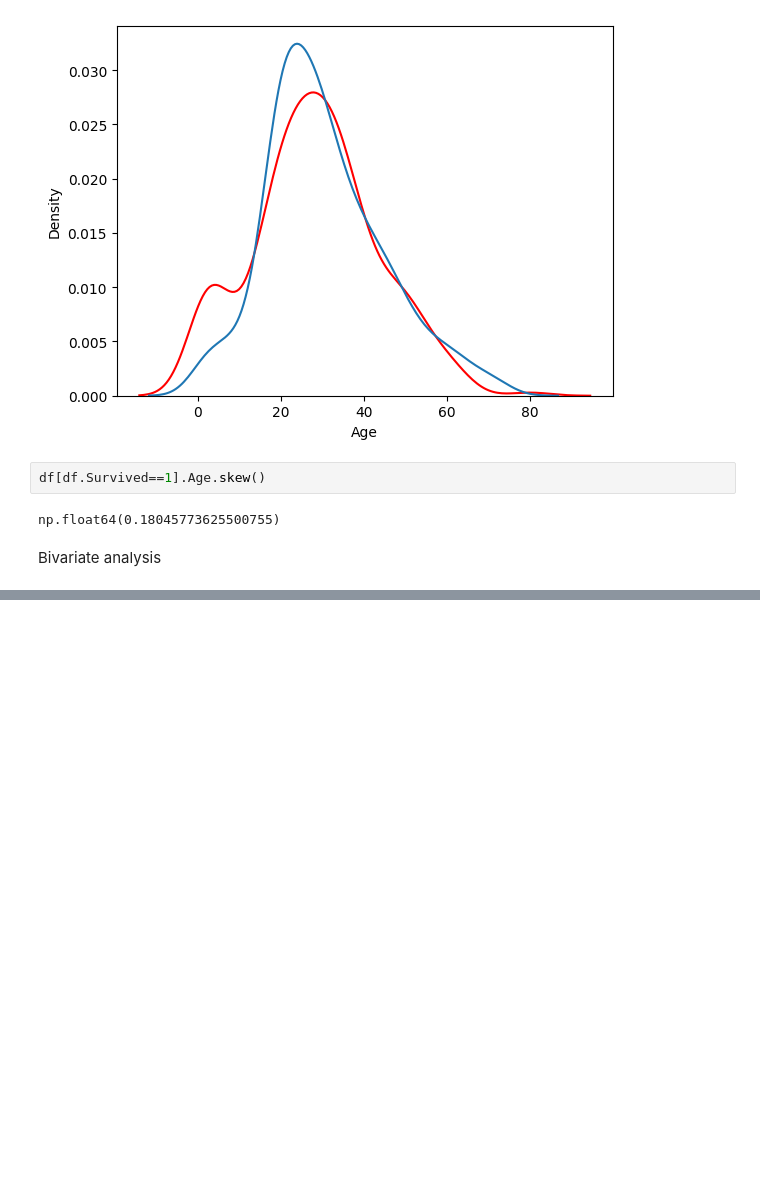
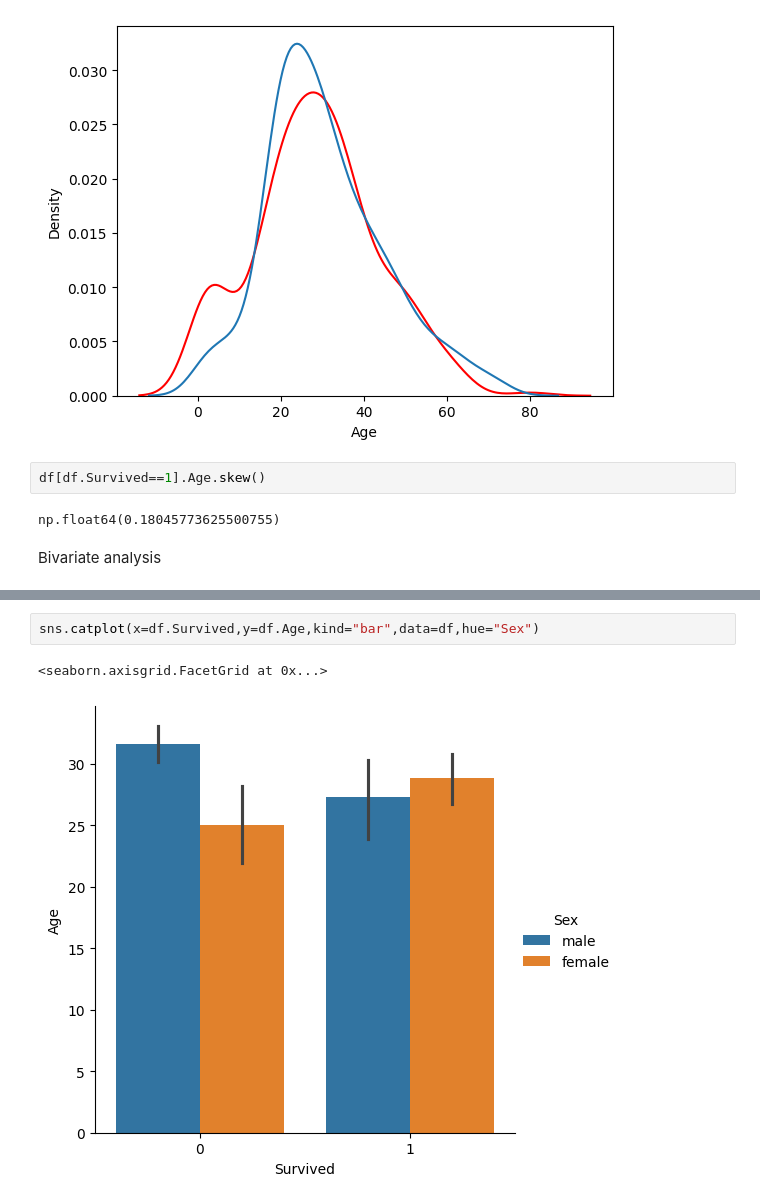
Before and after one commit to Amulussolver/Machine-learning, a Jupyter notebook: eda.ipynb, the cells around one changed output, grey strips where cells are left out. Saved outputs shown, nothing was run; the diff lists cells and outputs as text; blank space fills up the shorter version.

```diff
--- a/eda.ipynb
+++ b/eda.ipynb
@@ -100,0 +144,5 @@ Bivariate analysis
+# %%
+sns.catplot(x=df.Survived,y=df.Age,kind="bar",data=df,hue="Sex")
+# %% [output]
+<seaborn.axisgrid.FacetGrid at 0x...>
+[figure, added]
```
Also changed, not shown: parts of 14 cells of this notebook.
